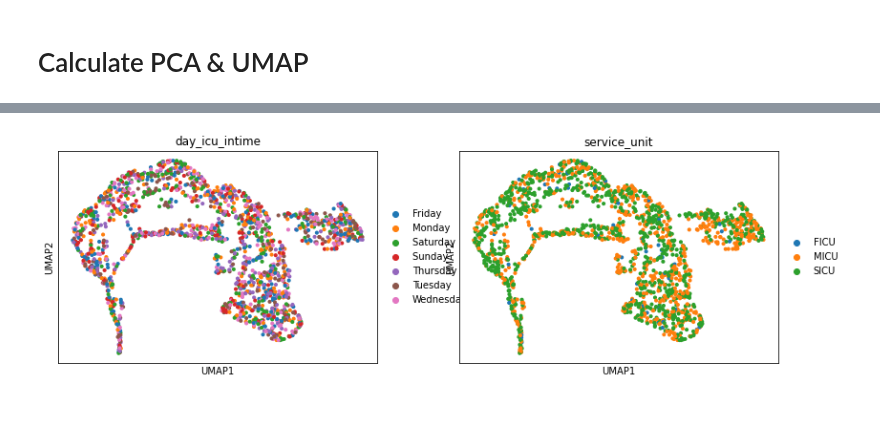
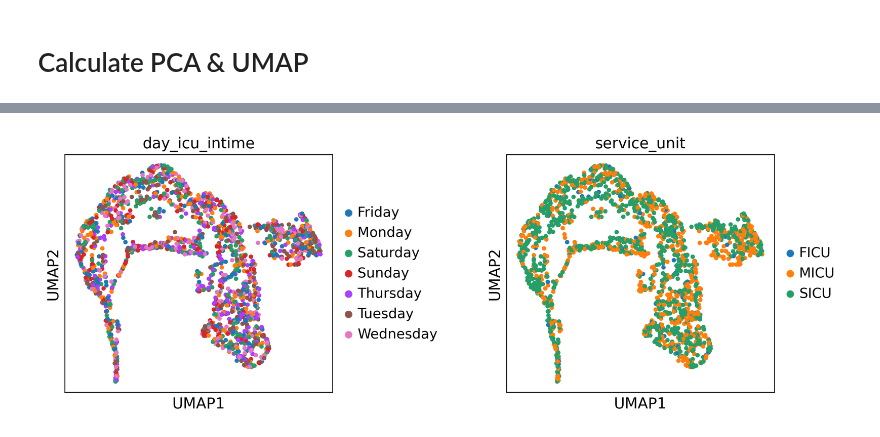
Before and after one commit to theislab/ehrapy, a Jupyter notebook: notebooks/mimic_2.ipynb, the cells around one changed output, grey strips where cells are left out. Saved outputs shown, nothing was run; the diff lists cells and outputs as text; code cells hidden in the pictures.

```diff
--- a/notebooks/mimic_2.ipynb
+++ b/notebooks/mimic_2.ipynb
@@ -4,6 +5,8 @@ import os
 # %% [output]
 Unable to contact PyPI to check for the latest ehrapy version. Do you have an internet
 connection?
+# %%
+ep.settings.set_figure_params(dpi=150)
 # %% [markdown]
 # Fetching the MIMIC II dataset already encoded
 # %%
@@ -115,9 +118,9 @@ ep.pp.neighbors(adata_3)
 # %%
 ep.tl.umap(adata_3)
 # %%
-ep.pl.umap(adata_3, color=["day_icu_intime", "service_unit"])
+ep.pl.umap(adata_3, color=["day_icu_intime", "service_unit"], wspace=0.5)
 # %% [output]
-[figure, old version]
+[figure, new version]
 # %%
 ep.tl.leiden(adata_3,
              resolution=0.5,
```
Also changed, not shown: parts of 9 cells of this notebook, 4 other files.
